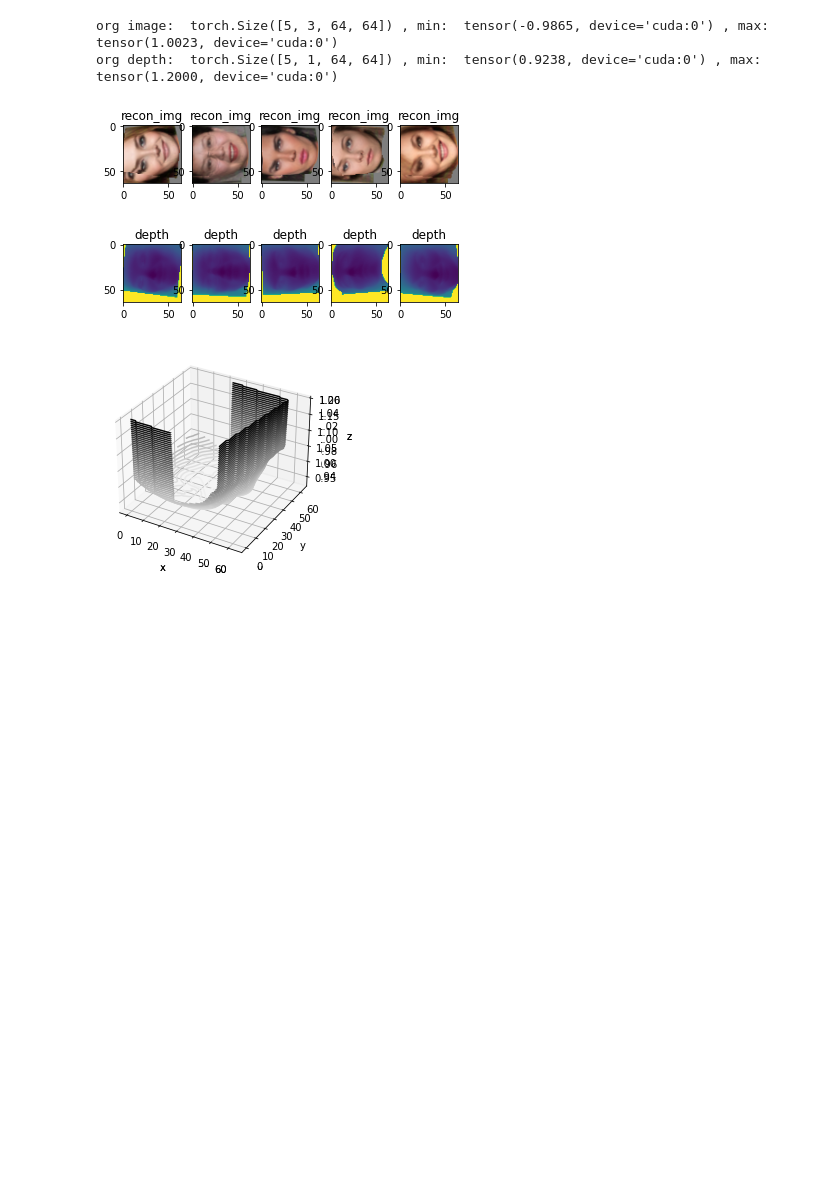
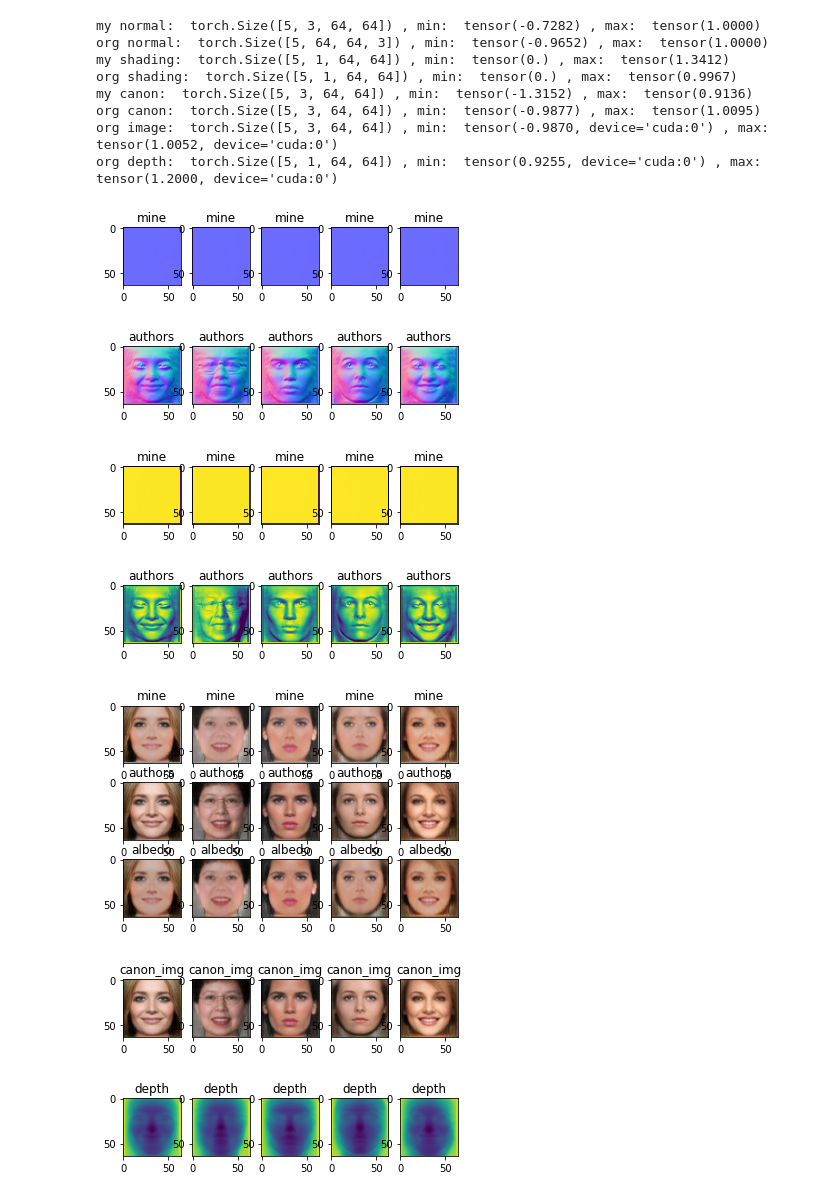
Before and after one commit to phillipinseoul/rep-unsup3d, a Jupyter notebook: inhee_debug.ipynb, the cells around one changed output. Saved outputs shown, nothing was run; the diff lists cells and outputs as text; code cells hidden in the pictures; blank space fills up the shorter version.

```diff
--- a/inhee_debug.ipynb
+++ b/inhee_debug.ipynb
@@ -1,11 +1,19 @@
 # %%
 from test_inhee import *
 
 
-
+test_0514(test_util=True)
 test_0514(test_util=False)
 # %% [output]
-org image:  torch.Size([5, 3, 64, 64]) , min:  tensor(-0.9865, device='cuda:0') , max:  tensor(1.0023, device='cuda:0')
-org depth:  torch.Size([5, 1, 64, 64]) , min:  tensor(0.9238, device='cuda:0') , max:  tensor(1.2000, device='cuda:0')
+my normal:  torch.Size([5, 3, 64, 64]) , min:  tensor(-0.7282) , max:  tensor(1.0000)
+org normal:  torch.Size([5, 64, 64, 3]) , min:  tensor(-0.9652) , max:  tensor(1.0000)
+my shading:  torch.Size([5, 1, 64, 64]) , min:  tensor(0.) , max:  tensor(1.3412)
+org shading:  torch.Size([5, 1, 64, 64]) , min:  tensor(0.) , max:  tensor(0.9967)
+my canon:  torch.Size([5, 3, 64, 64]) , min:  tensor(-1.3152) , max:  tensor(0.9136)
+org canon:  torch.Size([5, 3, 64, 64]) , min:  tensor(-0.9877) , max:  tensor(1.0095)
+org image:  torch.Size([5, 3, 64, 64]) , min:  tensor(-0.9870, device='cuda:0') , max:  tensor(1.0052, device='cuda:0')
+org depth:  torch.Size([5, 1, 64, 64]) , min:  tensor(0.9255, device='cuda:0') , max:  tensor(1.2000, device='cuda:0')
-[figure, old version]
+[figure, new version]
-[figure, old version]
+[figure, new version]
+[figure, added]
+[figure, added]
```
Also changed, not shown: parts of 1 cell of this notebook, 14 other files.
